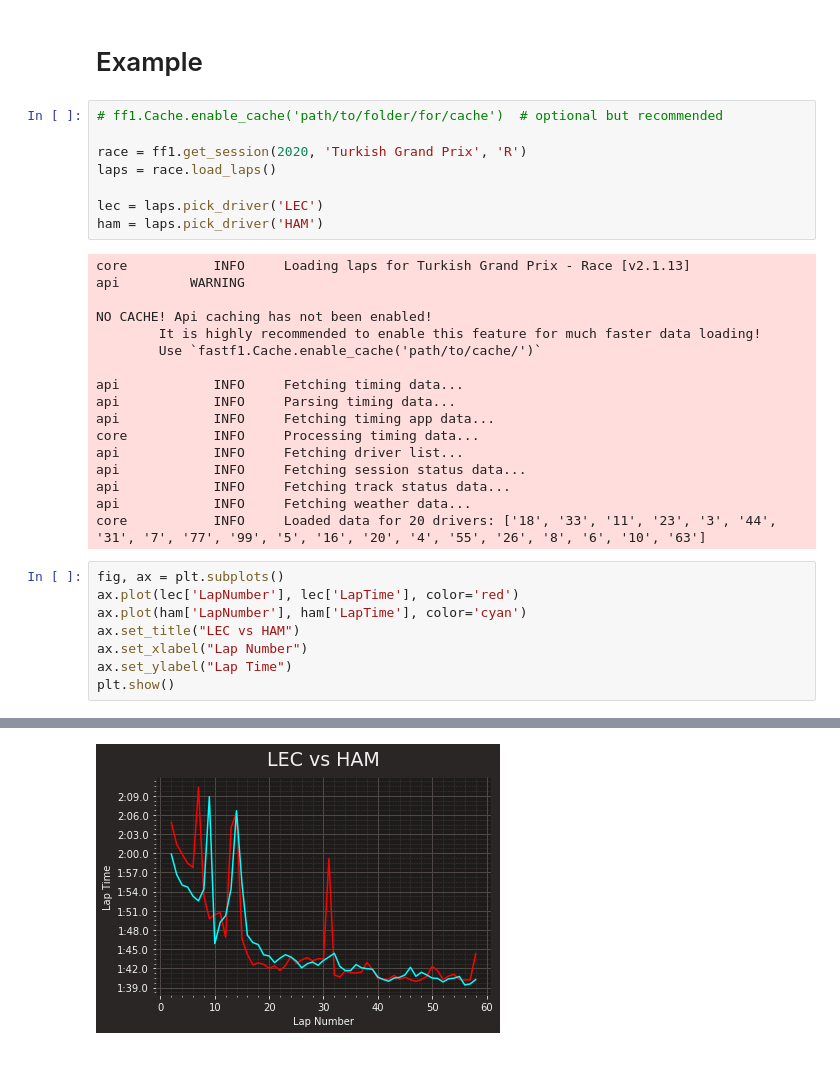
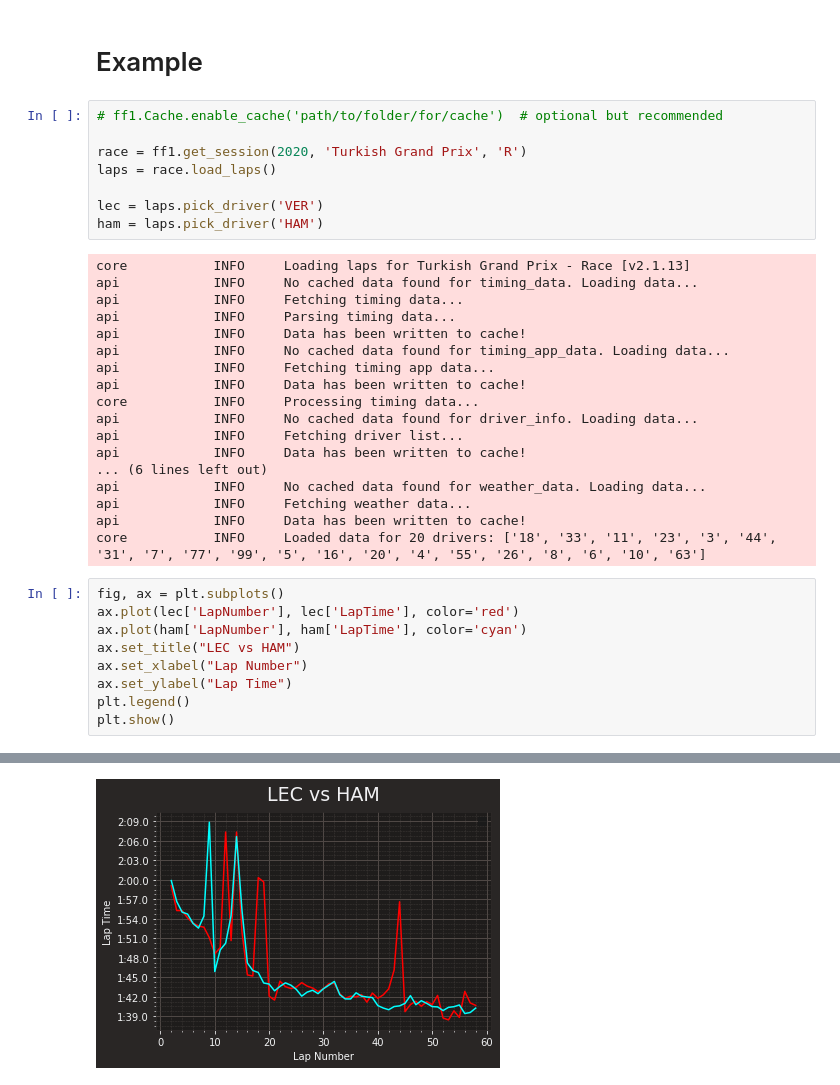
Before and after one commit to TheWangAndOnly/FormulaOne, a Jupyter notebook: notebooks/Exploration.ipynb, the cells around one changed output, grey strips where cells are left out. Cells and saved outputs as stored; diff of their text form.

```diff
--- a/notebooks/Exploration.ipynb
+++ b/notebooks/Exploration.ipynb
@@ -83,24 +57,25 @@ ax.plot(ham['LapNumber'], ham['LapTime'], color='cyan')
 race = ff1.get_session(2020, 'Turkish Grand Prix', 'R')
 laps = race.load_laps()
 
-lec = laps.pick_driver('LEC')
+lec = laps.pick_driver('VER')
 ham = laps.pick_driver('HAM')
 # %% [output]
 core           INFO     Loading laps for Turkish Grand Prix - Race [v2.1.13]
-api         WARNING
-
-NO CACHE! Api caching has not been enabled!
-        It is highly recommended to enable this feature for much faster data loading!
-        Use `fastf1.Cache.enable_cache('path/to/cache/')`
-
+api            INFO     No cached data found for timing_data. Loading data...
 api            INFO     Fetching timing data...
 api            INFO     Parsing timing data...
+api            INFO     Data has been written to cache!
+api            INFO     No cached data found for timing_app_data. Loading data...
 api            INFO     Fetching timing app data...
+api            INFO     Data has been written to cache!
 core           INFO     Processing timing data...
+api            INFO     No cached data found for driver_info. Loading data...
 api            INFO     Fetching driver list...
-api            INFO     Fetching session status data...
-api            INFO     Fetching track status data...
+api            INFO     Data has been written to cache!
+... (6 lines left out)
+api            INFO     No cached data found for weather_data. Loading data...
 api            INFO     Fetching weather data...
+api            INFO     Data has been written to cache!
 core           INFO     Loaded data for 20 drivers: ['18', '33', '11', '23', '3', '44', '31', '7', '77', '99', '5', '16', '20', '4', '55', '26', '8', '6', '10', '63']
 # %%
 fig, ax = plt.subplots()
@@ -109,5 +84,6 @@ ax.plot(ham['LapNumber'], ham['LapTime'], color='cyan')
 ax.set_title("LEC vs HAM")
 ax.set_xlabel("Lap Number")
 ax.set_ylabel("Lap Time")
+plt.legend()
 plt.show()
 # %% [output]
@@ -114 +91 @@ plt.show()
-[figure, old version]
+[figure, new version]
```
Also changed, not shown: parts of 3 cells of this notebook.
